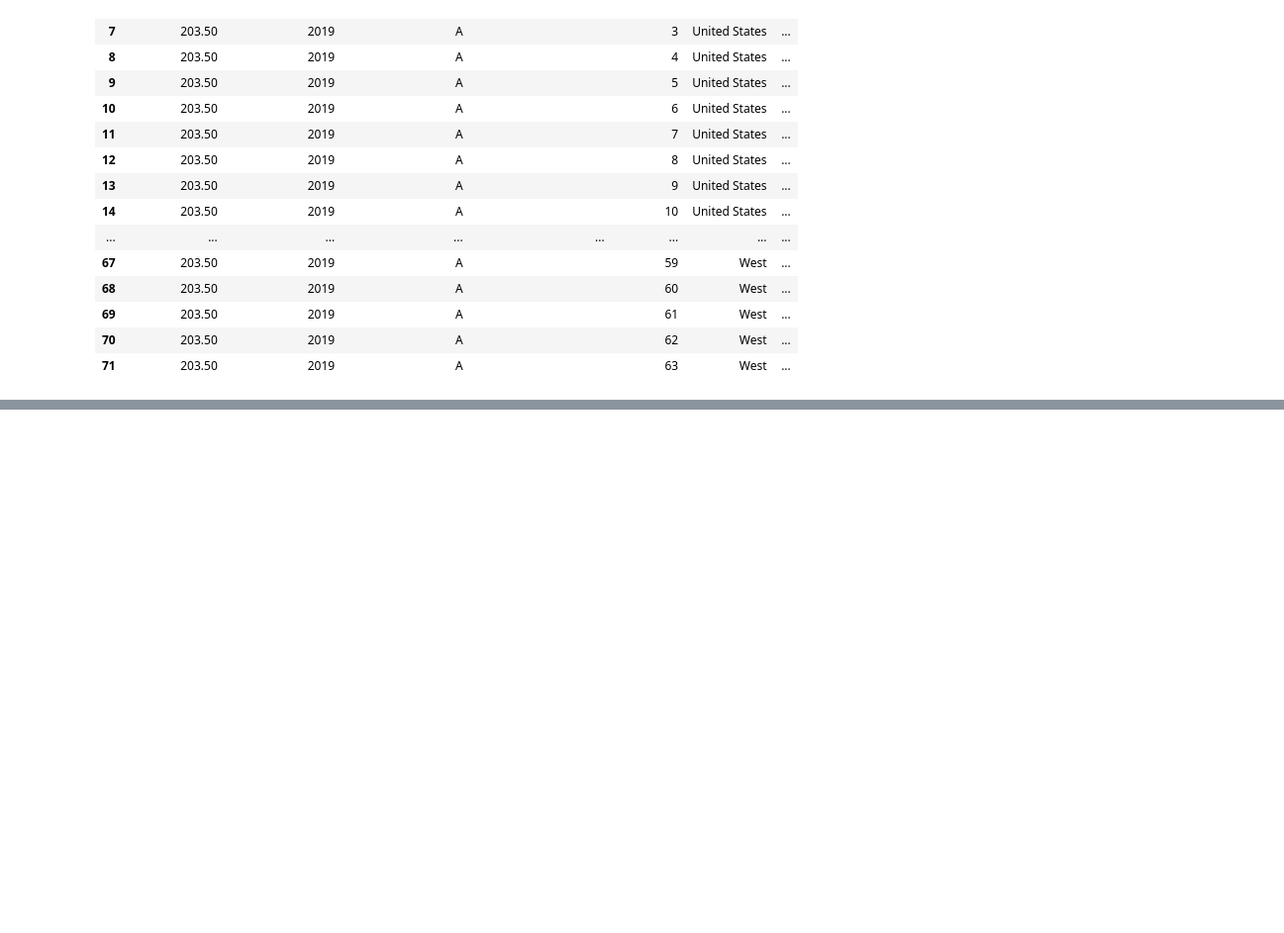
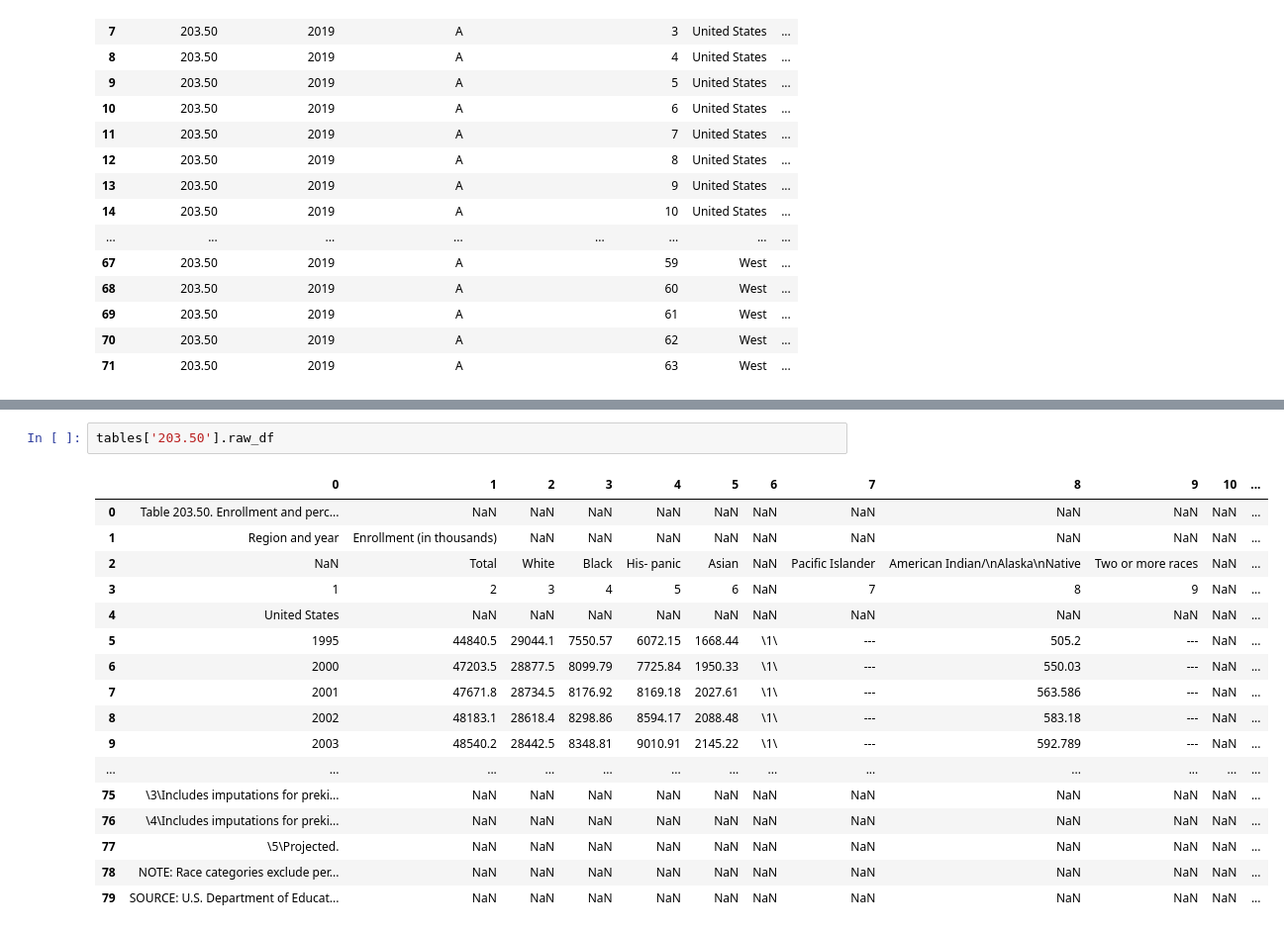
Before and after one commit to toltman/table_scraping, a Jupyter notebook: Table Scraping 8.ipynb, the cells around one changed output, grey strips where cells are left out. Shown: that part at 99% size. Drawn from its saved outputs; the diff is of its cells as text; blank space fills up the shorter version.

```diff
--- a/Table Scraping 8.ipynb
+++ b/Table Scraping 8.ipynb
@@ -95,0 +117,20 @@ tables['203.50'].row_info[~drop_rows]
+# %%
+tables['203.50'].raw_df
+# %% [output]
+|  | 0 | 1 | 2 | 3 | 4 | 5 | 6 | 7 | 8 | 9 | 10 | ... |
+| 0 | Table 203.50. Enrollment and perc... | NaN | NaN | NaN | NaN | NaN | NaN | NaN | NaN | NaN | NaN | ... |
+| 1 | Region and year | Enrollment (in thousands) | NaN | NaN | NaN | NaN | NaN | NaN | NaN | NaN | NaN | ... |
+| 2 | NaN | Total | White | Black | His- panic | Asian | NaN | Pacific Islander | American Indian/\nAlaska\nNative | Two or more races | NaN | ... |
+| 3 | 1 | 2 | 3 | 4 | 5 | 6 | NaN | 7 | 8 | 9 | NaN | ... |
+| 4 | United States | NaN | NaN | NaN | NaN | NaN | NaN | NaN | NaN | NaN | NaN | ... |
+| 5 | 1995 | 44840.5 | 29044.1 | 7550.57 | 6072.15 | 1668.44 | \1\ | --- | 505.2 | --- | NaN | ... |
+| 6 | 2000 | 47203.5 | 28877.5 | 8099.79 | 7725.84 | 1950.33 | \1\ | --- | 550.03 | --- | NaN | ... |
+| 7 | 2001 | 47671.8 | 28734.5 | 8176.92 | 8169.18 | 2027.61 | \1\ | --- | 563.586 | --- | NaN | ... |
+| 8 | 2002 | 48183.1 | 28618.4 | 8298.86 | 8594.17 | 2088.48 | \1\ | --- | 583.18 | --- | NaN | ... |
+| 9 | 2003 | 48540.2 | 28442.5 | 8348.81 | 9010.91 | 2145.22 | \1\ | --- | 592.789 | --- | NaN | ... |
+| ... | ... | ... | ... | ... | ... | ... | ... | ... | ... | ... | ... | ... |
+| 75 | \3\Includes imputations for preki... | NaN | NaN | NaN | NaN | NaN | NaN | NaN | NaN | NaN | NaN | ... |
+| 76 | \4\Includes imputations for preki... | NaN | NaN | NaN | NaN | NaN | NaN | NaN | NaN | NaN | NaN | ... |
+| 77 | \5\Projected. | NaN | NaN | NaN | NaN | NaN | NaN | NaN | NaN | NaN | NaN | ... |
+| 78 | NOTE: Race categories exclude per... | NaN | NaN | NaN | NaN | NaN | NaN | NaN | NaN | NaN | NaN | ... |
+| 79 | SOURCE: U.S. Department of Educat... | NaN | NaN | NaN | NaN | NaN | NaN | NaN | NaN | NaN | NaN | ... |
```
Also changed, not shown: parts of 16 cells of this notebook, 2 other files.
